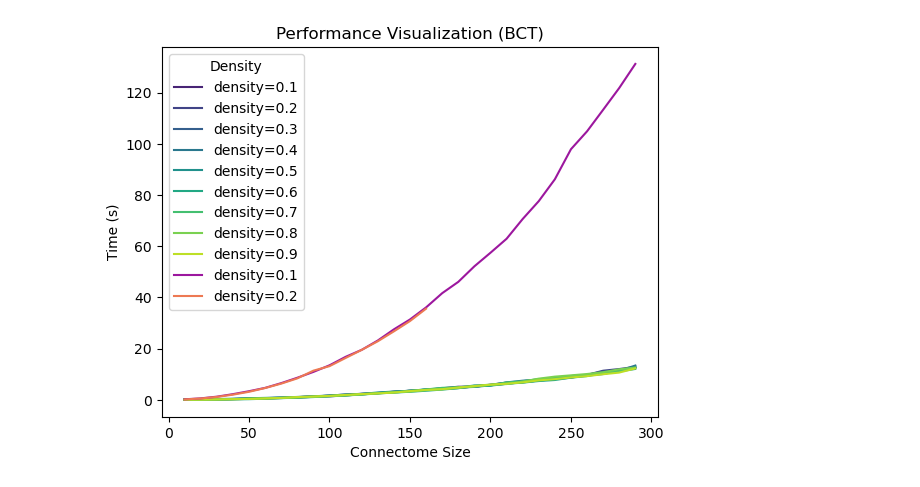
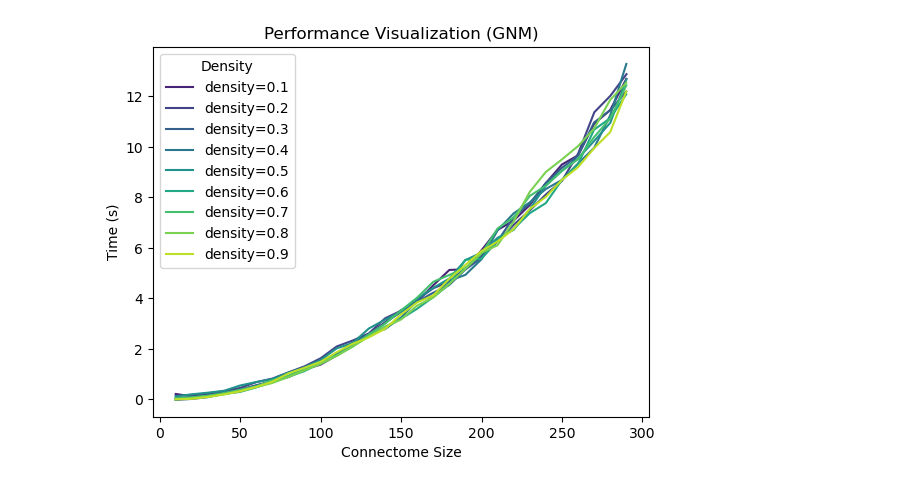
Before and after one commit to ad045/GenerativeNetworkModels, a Jupyter notebook: docs/examples/graph_model_performance.ipynb, the cells around one changed output. Drawn from its saved outputs; the diff is of its cells as text; code cells hidden in the pictures.

```diff
--- a/docs/examples/graph_model_performance.ipynb
+++ b/docs/examples/graph_model_performance.ipynb
@@ -6,13 +6,15 @@ import matplotlib.pyplot as plt
 import seaborn as sns
 import random
 
-dir = 'C:/Users/Will/Documents/projects/GenerativeNetworkModels/'
-bct = pd.read_csv(dir + 'results_bct.csv')
+dir = 'C:/Users/Will/Desktop/results/'
+bct = pd.read_csv(dir + 'results_bct_combined.csv')
 gnm = pd.read_csv(dir + 'results_gnm.csv')
 
 # data cleaning - round density to 1 decimal place
 bct['density'] = bct['density'].round(1)
 gnm['density'] = gnm['density'].round(1)
 
-bct = bct.loc[bct['time_bct'] < 2000]
-bct.head()
+bct = bct.loc[~(bct['density']==0.2)]
+
+# bct = bct.loc[bct['time_bct'] < 2000]
+# bct.head()
@@ -26,26 +21,26 @@ bct.head()
 # %%
 
 def visualize_performance(df, gnm_or_bct: Literal['gnm', 'bct']):
     #plt.figure(figsize=(8, 6))
     cmap_choice = {'gnm':'viridis',
                    'bct':'plasma'}
 
     palette = sns.color_palette(cmap_choice[gnm_or_bct], len(df['density'].unique()))
 
     for i, d in enumerate(sorted(df['density'].unique())):
         tmp_df = df[df['density'] == d] + random.uniform(-0.1, 0.1)
         plt.plot(tmp_df['connectome_size'],
                  tmp_df[f'time_{gnm_or_bct}'],
                  label=f'density={d}',
                  color=palette[i])
 
     plt.legend(title="Density")
     plt.xlabel("Connectome Size")
     plt.ylabel("Time (s)")
     plt.title(f"Performance Visualization ({gnm_or_bct.upper()})")
 
 visualize_performance(gnm, 'gnm')
-visualize_performance(bct, 'bct')
+#visualize_performance(bct, 'bct')
 plt.show()
 # %% [output]
-[figure, old version]
+[figure, new version]
```
Also changed, not shown: parts of 1 cell of this notebook, 2 other files.
